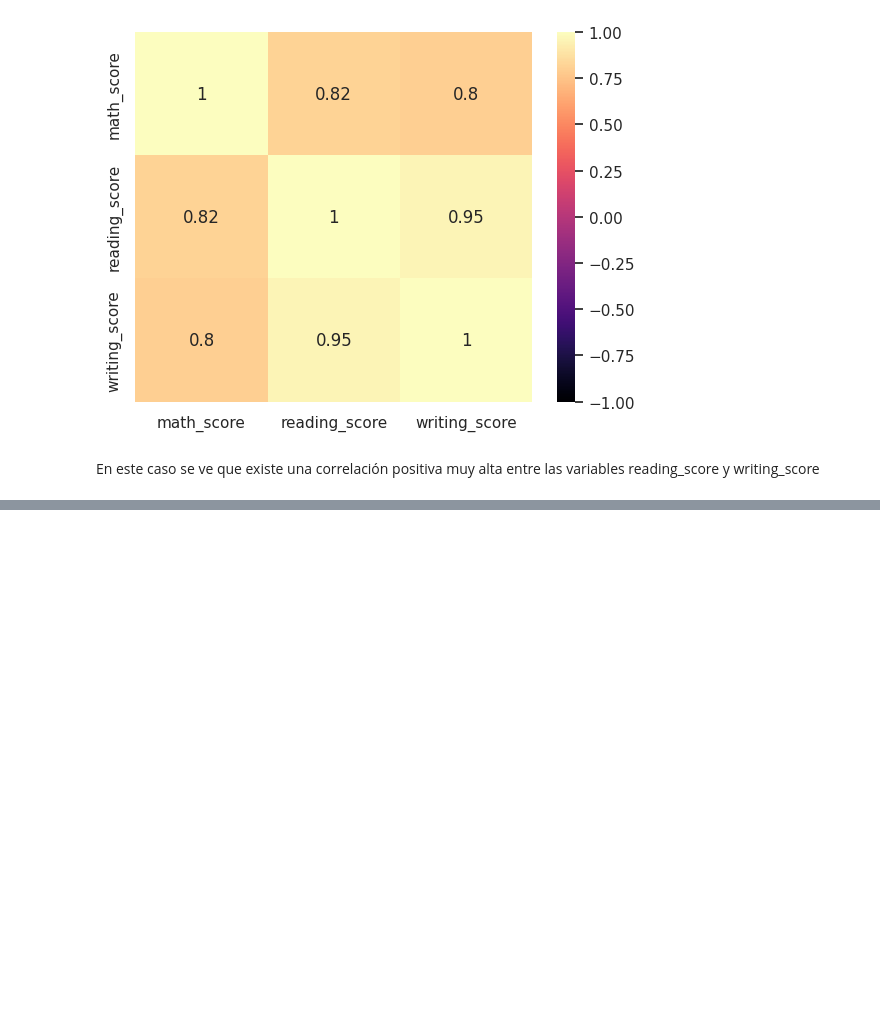
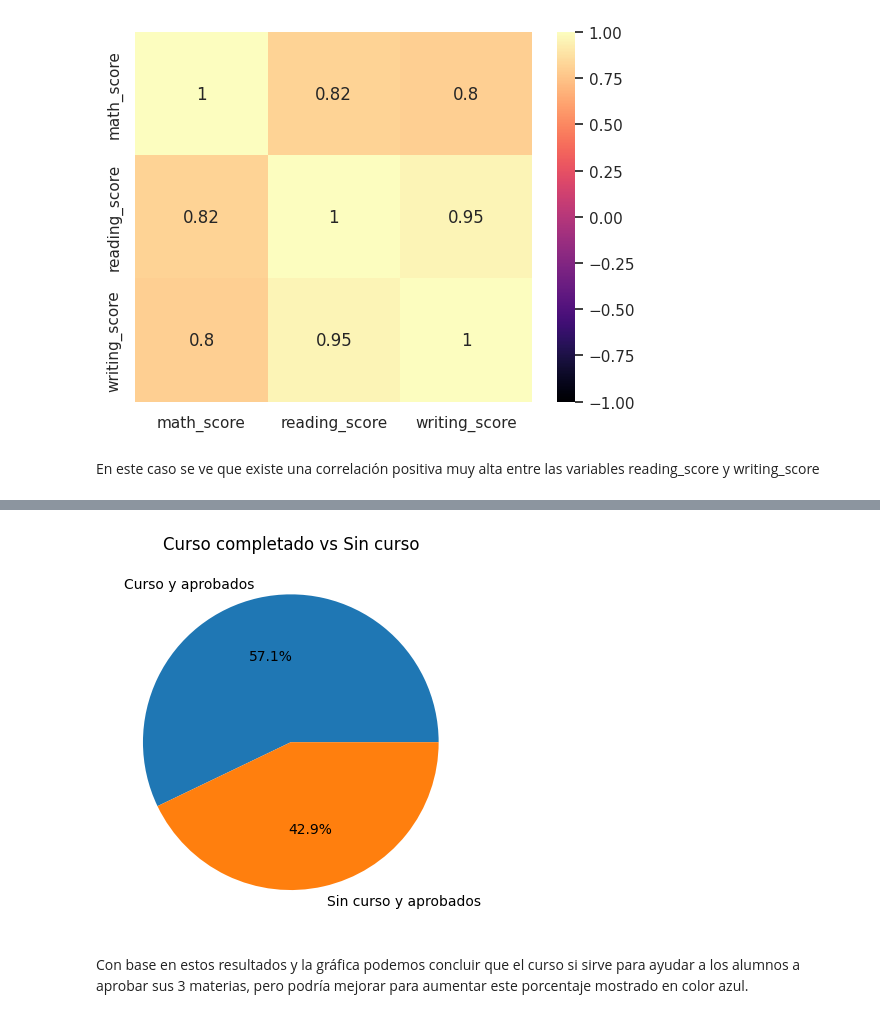
Before and after one commit to MonicaGonzalez30/CienciaDatosLasChicasSuperpoderosas, a Jupyter notebook: Proyectos/Unidad1/EDA/EDA_StudentsPerformance.ipynb, the cells around one changed output, grey strips where cells are left out. Cells and saved outputs as stored; diff of their text form; code cells hidden in the pictures; blank space fills up the shorter version.

```diff
--- a/Proyectos/Unidad1/EDA/EDA_StudentsPerformance.ipynb
+++ b/Proyectos/Unidad1/EDA/EDA_StudentsPerformance.ipynb
@@ -385,0 +515,23 @@ En este caso se ve que existe una correlación positiva muy alta entre las varia
+# %%
+# Gráfica de pastel para comparar ambos filtros
+
+# Porcentaje de alumnos que completarón el curso y aprobarón las 3 materias
+ # (Cant. de alumnos que aprobarón e hicierón curso * 100%) / Total de alumnos que hicieron curso
+completado_pasados = (257*100)/358
+# Porcentaje de alumnos que no tomarón el curso y aprobarón las 3 materias
+ # (Cant. de alumnos que aprobarón pero no tomarón curso * 100%) / Total de alumnos que no tomarón el curso
+no_completado_pasados = (346*100)/642
+
+# Crear la gráfica de pastel
+fig, ax = plt.subplots()
+ax.pie([completado_pasados, no_completado_pasados], labels=['Curso y aprobados', 'Sin curso y aprobados'], autopct='%1.1f%%')
+
+# Establecer el título
+ax.set_title('Curso completado vs Sin curso')
+
+# Mostrar la gráfica
+plt.show()
+# %% [output]
+[figure, added]
+# %% [markdown]
+Con base en estos resultados y la gráfica podemos concluir que el curso si sirve para ayudar a los alumnos a aprobar sus 3 materias, pero podría mejorar para aumentar este porcentaje mostrado en color azul.
```
Also changed, not shown: parts of 22 cells of this notebook, 1 other file.
